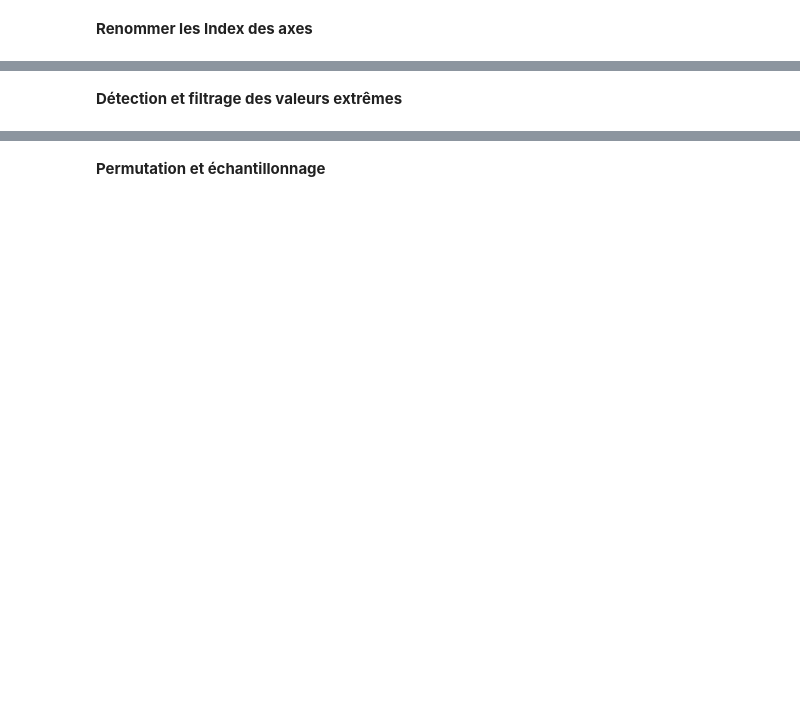
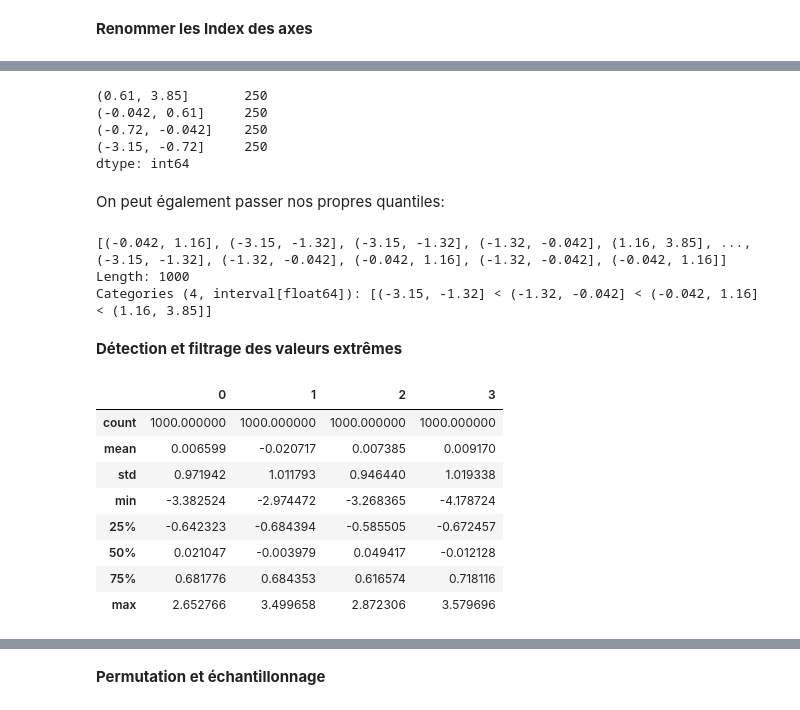
Before and after one commit to yeladlouni/m2i, a Jupyter notebook: pandas/notebooks/cleansing.ipynb, the cells around one changed output, grey strips where cells are left out. Cells and saved outputs as stored; diff of their text form; code cells hidden in the pictures; blank space fills up the shorter version.

```diff
--- a/pandas/notebooks/cleansing.ipynb
+++ b/pandas/notebooks/cleansing.ipynb
@@ -320,2 +597,18 @@ data.drop_duplicates()
+# %%
+pd.value_counts(cats)
+# %% [output]
+(0.61, 3.85]       250
+(-0.042, 0.61]     250
+(-0.72, -0.042]    250
+(-3.15, -0.72]     250
+dtype: int64
+# %% [markdown]
+On peut également passer nos propres quantiles:
+# %%
+pd.qcut(data, [0, 0.1, 0.5, 0.9, 1.], precision=2)
+# %% [output]
+[(-0.042, 1.16], (-3.15, -1.32], (-3.15, -1.32], (-1.32, -0.042], (1.16, 3.85], ..., (-3.15, -1.32], (-1.32, -0.042], (-0.042, 1.16], (-1.32, -0.042], (-0.042, 1.16]]
+Length: 1000
+Categories (4, interval[float64]): [(-3.15, -1.32] < (-1.32, -0.042] < (-0.042, 1.16] < (1.16, 3.85]]
 # %% [markdown]
 **Détection et filtrage des valeurs extrêmes**
@@ -321,0 +617,12 @@ data.drop_duplicates()
+# %%
+data.describe()
+# %% [output]
+|  | 0 | 1 | 2 | 3 |
+| count | 1000.000000 | 1000.000000 | 1000.000000 | 1000.000000 |
+| mean | 0.006599 | -0.020717 | 0.007385 | 0.009170 |
+| std | 0.971942 | 1.011793 | 0.946440 | 1.019338 |
+| min | -3.382524 | -2.974472 | -3.268365 | -4.178724 |
+| 25% | -0.642323 | -0.684394 | -0.585505 | -0.672457 |
+| 50% | 0.021047 | -0.003979 | 0.049417 | -0.012128 |
+| 75% | 0.681776 | 0.684353 | 0.616574 | 0.718116 |
+| max | 2.652766 | 3.499658 | 2.872306 | 3.579696 |
```
Also changed, not shown: parts of 96 cells of this notebook, 2 other files.
